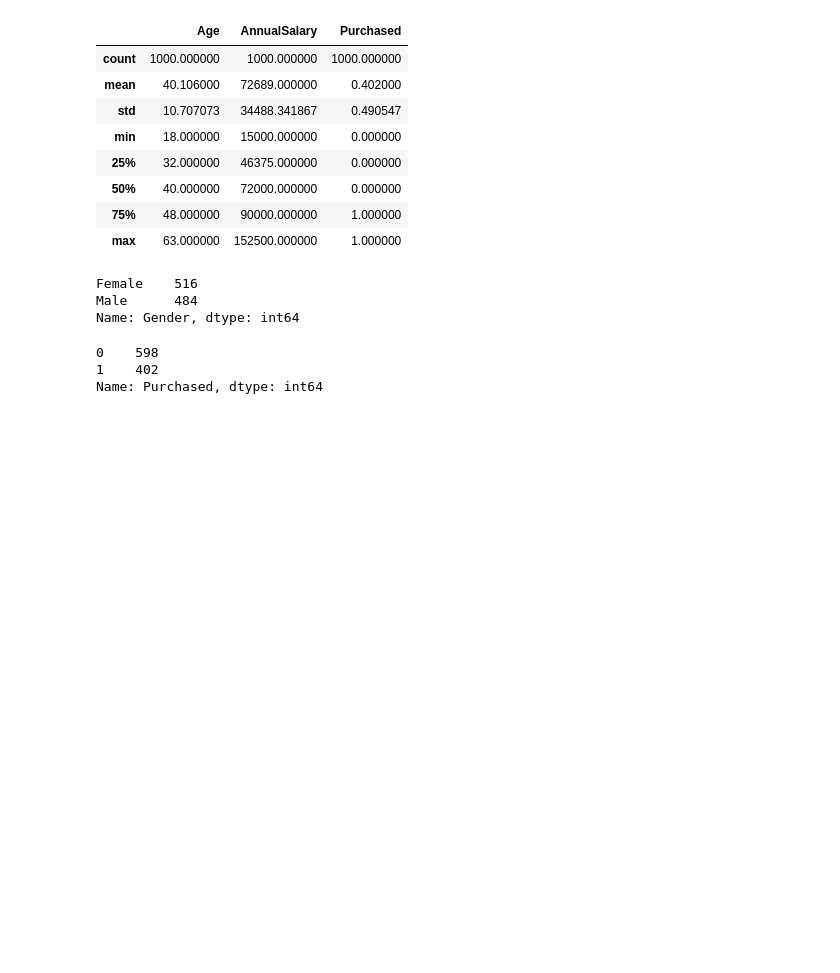
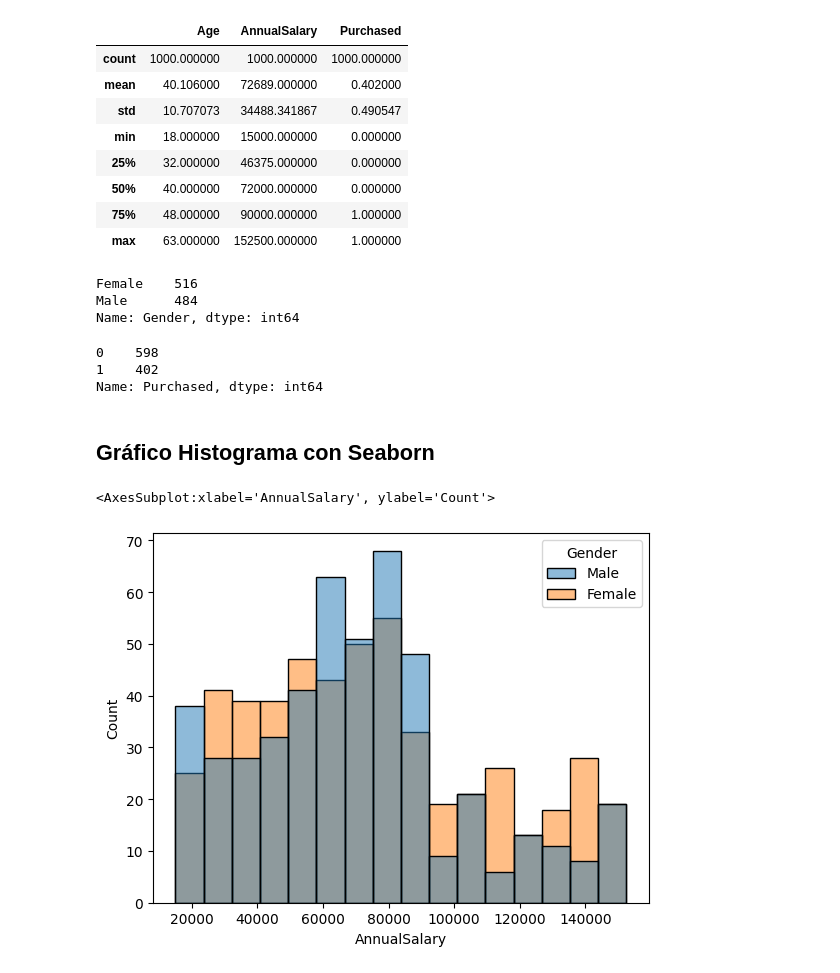
Before and after one commit to ricklarave/Clasificacion_de_la_compra_de_automoviles, a Jupyter notebook: Car Purchasement Classification.ipynb, the cells around one changed output. Saved outputs shown, nothing was run; the diff lists cells and outputs as text; code cells hidden in the pictures; blank space fills up the shorter version.

```diff
--- a/Car Purchasement Classification.ipynb
+++ b/Car Purchasement Classification.ipynb
@@ -104,3 +104,10 @@ df['Purchased'].value_counts() # 402 Compraron
 0    598
 1    402
 Name: Purchased, dtype: int64
+# %% [markdown]
+## Gráfico Histograma con Seaborn
+# %%
+sns.histplot( x='AnnualSalary', data = df, hue='Gender' )
+# %% [output]
+<AxesSubplot:xlabel='AnnualSalary', ylabel='Count'>
+[figure, added]
```
Also changed, not shown: parts of 4 cells of this notebook.
